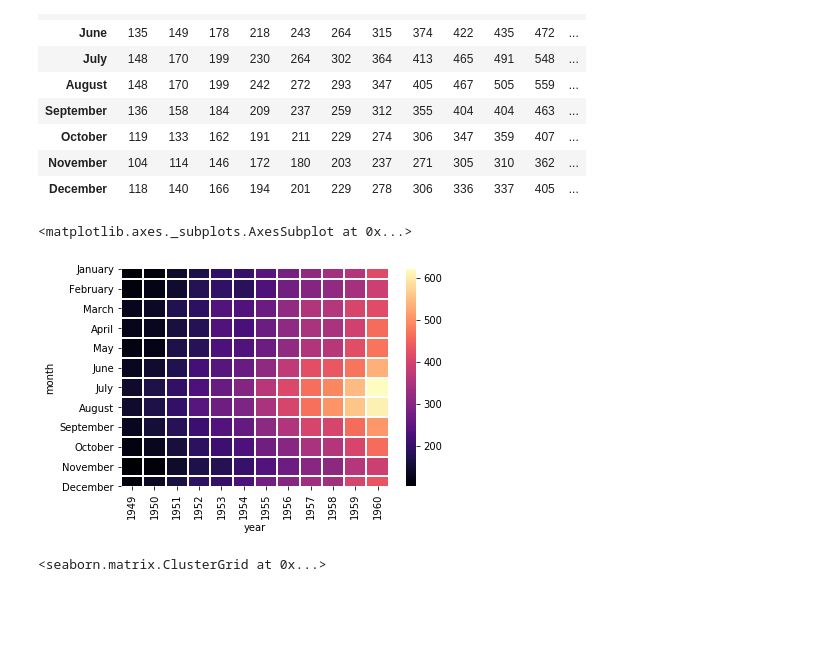
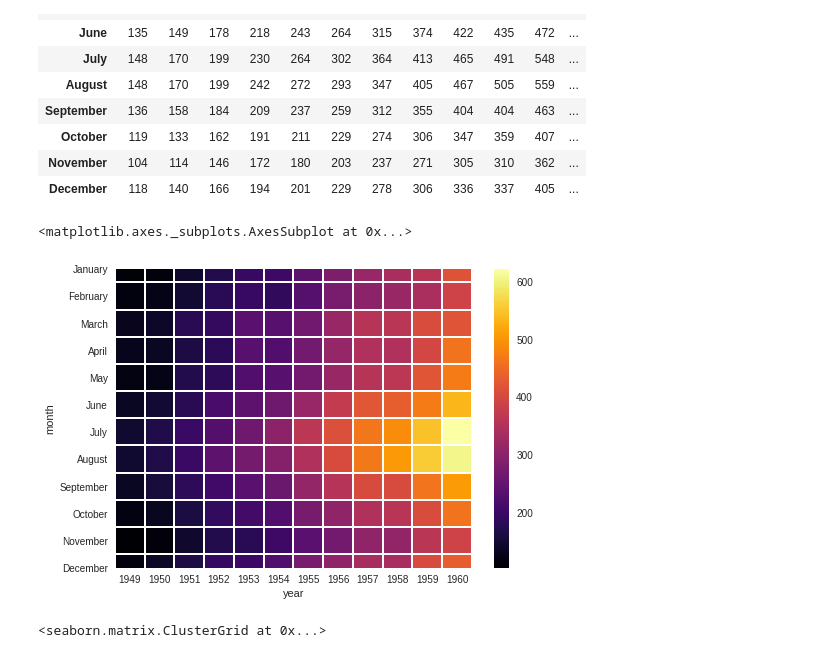
Before and after one commit to danbailo/Data-Science, a Jupyter notebook: Seaborn/plots matriciais/Plots Matriciais.ipynb, the cells around one changed output. Saved outputs shown, nothing was run; the diff lists cells and outputs as text; code cells hidden in the pictures; blank space fills up the shorter version.

Commit message:
exercicios utilizando seaborn

```diff
--- a/Seaborn/plots matriciais/Plots Matriciais.ipynb
+++ b/Seaborn/plots matriciais/Plots Matriciais.ipynb
@@ -4,3 +25,5 @@ import seaborn as sns
+# %%
+plt.style.use('seaborn')
 # %%
 flights = sns.load_dataset('flights')
 tips = sns.load_dataset('tips')
@@ -69,10 +92,10 @@ pf
 | November | 104 | 114 | 146 | 172 | 180 | 203 | 237 | 271 | 305 | 310 | 362 | ... |
 | December | 118 | 140 | 166 | 194 | 201 | 229 | 278 | 306 | 336 | 337 | 405 | ... |
 # %%
-sns.heatmap(pf, cmap='magma', linecolor='white', linewidths=1)
+sns.heatmap(pf, cmap='inferno', linecolor='white', linewidths=1)
 # %% [output]
 <matplotlib.axes._subplots.AxesSubplot at 0x...>
-[figure, old version]
+[figure, new version]
 # %%
 sns.clustermap(pf, standard_scale=1) #agrupa em conjunto(clusters), dados q de certa forma tem alguma relação de acordo com esse algoritmo
 # %% [output]
```
Also changed, not shown: parts of 2 cells of this notebook, 2 other files.
